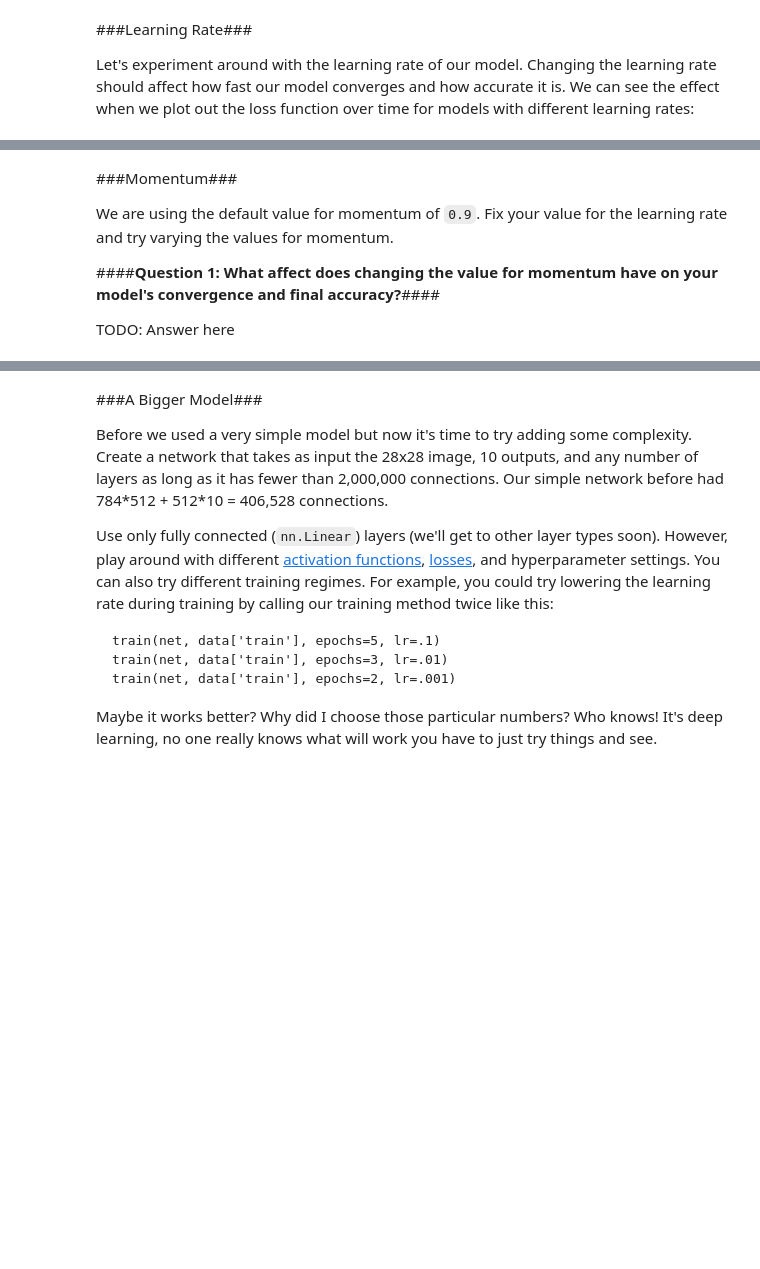
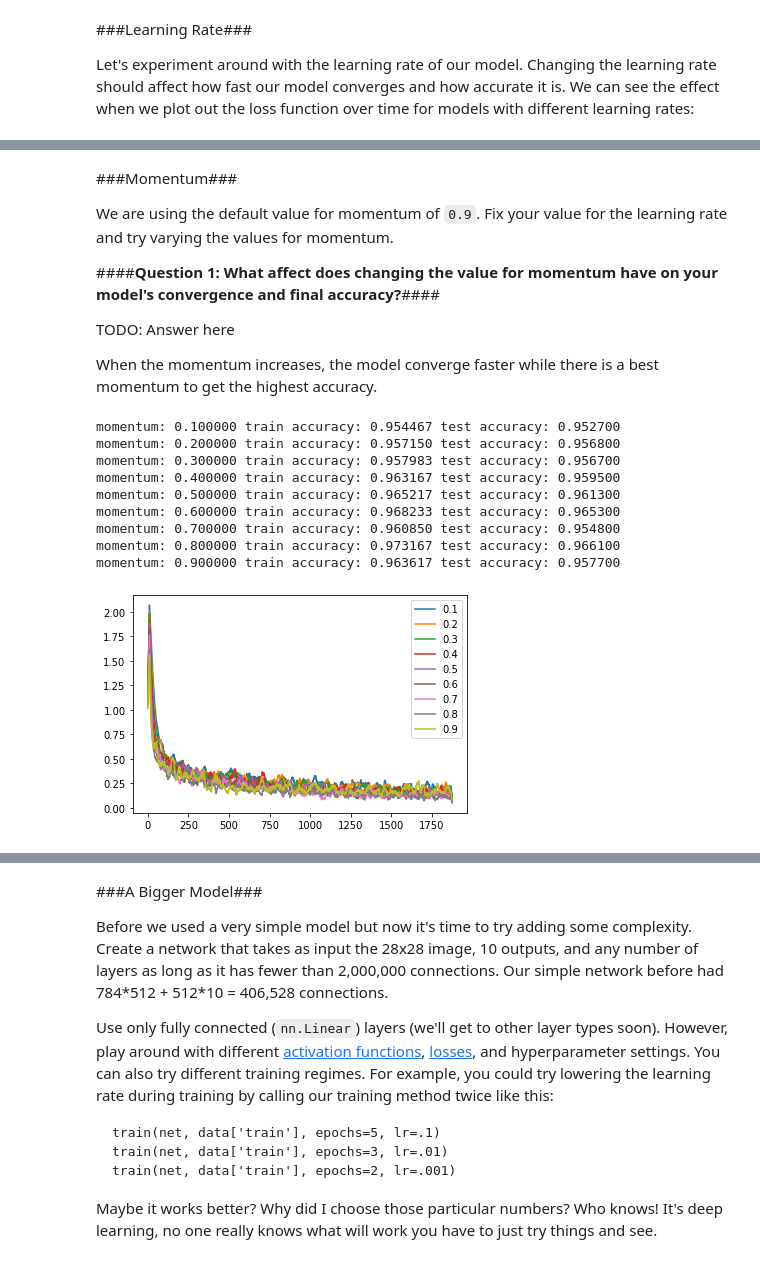
Before and after one commit to zhangbh15/dl-hw0, a Jupyter notebook: mnist_pytorch.ipynb, the cells around one changed output, grey strips where cells are left out. Saved outputs shown, nothing was run; the diff lists cells and outputs as text; code cells hidden in the pictures; blank space fills up the shorter version.

```diff
--- a/mnist_pytorch.ipynb
+++ b/mnist_pytorch.ipynb
@@ -219,3 +265,5 @@ We are using the default value for momentum of `0.9`. Fix your value for the lea
 ####**Question 1: What affect does changing the value for momentum have on your model's convergence and final accuracy?**####
 
 TODO: Answer here
+
+When the momentum increases, the model converge faster while there is a best momentum to get the highest accuracy.
@@ -224,3 +270,25 @@ TODO: Answer here
+# %%
+#TODO: Write your code here for experimenting with different values of momentum.
+for m in range(9):
+  momentum = (m + 1.0) / 10.0
+  net = SimpleNet();
+  losses = train(net, data['train'], 1, 0.1, momentum, 0, 0);
+  acc_train = accuracy(net, data['train'])
+  acc_test = accuracy(net, data['test'])
+  plt.plot(smooth(losses, 20), label = momentum)
+  plt.legend()
+  print("momentum: %f" % momentum,"train accuracy: %f" % acc_train, "test accuracy: %f" % acc_test)
+# %% [output]
+momentum: 0.100000 train accuracy: 0.954467 test accuracy: 0.952700
+momentum: 0.200000 train accuracy: 0.957150 test accuracy: 0.956800
+momentum: 0.300000 train accuracy: 0.957983 test accuracy: 0.956700
+momentum: 0.400000 train accuracy: 0.963167 test accuracy: 0.959500
+momentum: 0.500000 train accuracy: 0.965217 test accuracy: 0.961300
+momentum: 0.600000 train accuracy: 0.968233 test accuracy: 0.965300
+momentum: 0.700000 train accuracy: 0.960850 test accuracy: 0.954800
+momentum: 0.800000 train accuracy: 0.973167 test accuracy: 0.966100
+momentum: 0.900000 train accuracy: 0.963617 test accuracy: 0.957700
+[figure, added]
 # %% [markdown]
 ###Weight Decay###
 
```
Also changed, not shown: parts of 11 cells of this notebook, 3 other files.
